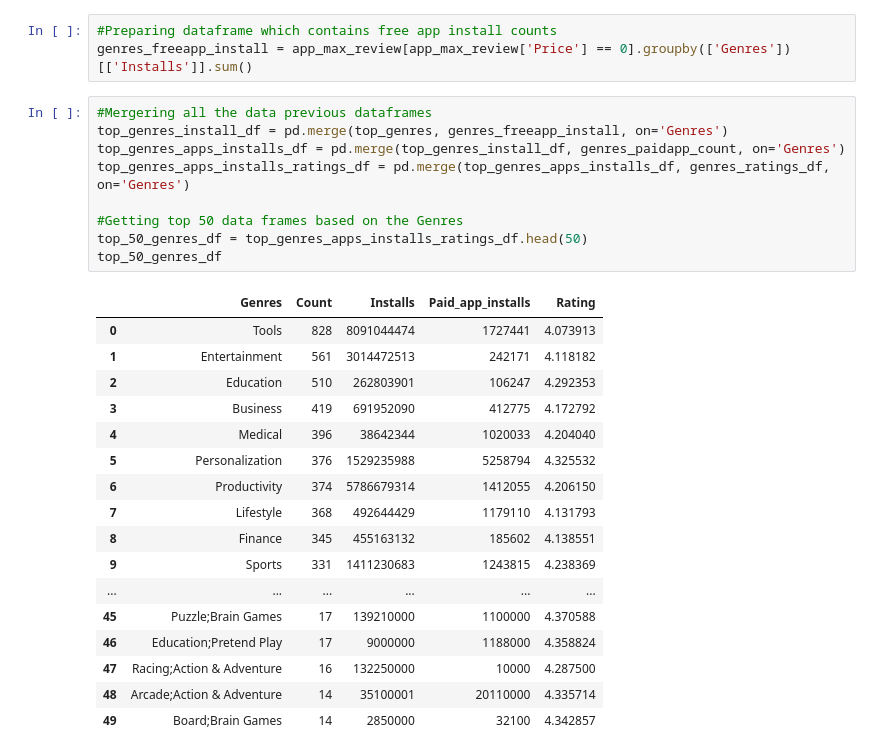
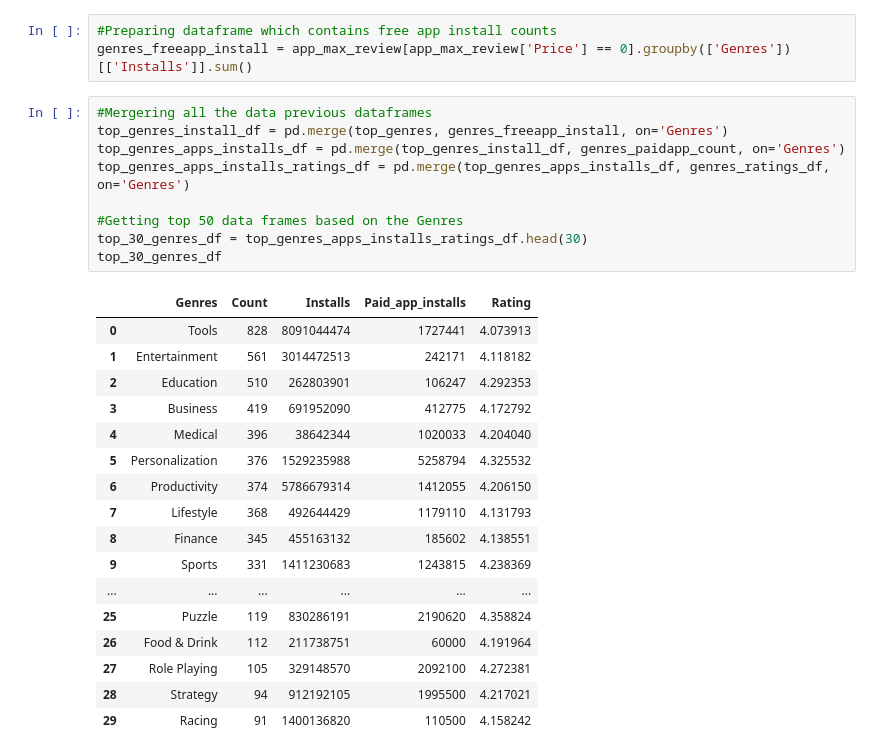
Before and after one commit to divyakedia/playstore-data-analysis, a Jupyter notebook: (Divya_Self)Play_Store_App_Review_Analysis_Capstone_Project.ipynb, the cells around one changed output. Cells and saved outputs as stored; diff of their text form.

```diff
--- a/(Divya_Self)Play_Store_App_Review_Analysis_Capstone_Project.ipynb
+++ b/(Divya_Self)Play_Store_App_Review_Analysis_Capstone_Project.ipynb
@@ -471,27 +471,27 @@ genres_freeapp_install = app_max_review[app_max_review['Price'] == 0].groupby(['
 # %%
 #Mergering all the data previous dataframes
 top_genres_install_df = pd.merge(top_genres, genres_freeapp_install, on='Genres')
 top_genres_apps_installs_df = pd.merge(top_genres_install_df, genres_paidapp_count, on='Genres')
 top_genres_apps_installs_ratings_df = pd.merge(top_genres_apps_installs_df, genres_ratings_df, on='Genres')
 
 #Getting top 50 data frames based on the Genres
-top_50_genres_df = top_genres_apps_installs_ratings_df.head(50)
-top_50_genres_df
+top_30_genres_df = top_genres_apps_installs_ratings_df.head(30)
+top_30_genres_df
 # %% [output]
 |  | Genres | Count | Installs | Paid_app_installs | Rating |
 | 0 | Tools | 828 | 8091044474 | 1727441 | 4.073913 |
 | 1 | Entertainment | 561 | 3014472513 | 242171 | 4.118182 |
 | 2 | Education | 510 | 262803901 | 106247 | 4.292353 |
 | 3 | Business | 419 | 691952090 | 412775 | 4.172792 |
 | 4 | Medical | 396 | 38642344 | 1020033 | 4.204040 |
 | 5 | Personalization | 376 | 1529235988 | 5258794 | 4.325532 |
 | 6 | Productivity | 374 | 5786679314 | 1412055 | 4.206150 |
 | 7 | Lifestyle | 368 | 492644429 | 1179110 | 4.131793 |
 | 8 | Finance | 345 | 455163132 | 185602 | 4.138551 |
 | 9 | Sports | 331 | 1411230683 | 1243815 | 4.238369 |
 | ... | ... | ... | ... | ... | ... |
-| 45 | Puzzle;Brain Games | 17 | 139210000 | 1100000 | 4.370588 |
-| 46 | Education;Pretend Play | 17 | 9000000 | 1188000 | 4.358824 |
-| 47 | Racing;Action & Adventure | 16 | 132250000 | 10000 | 4.287500 |
-| 48 | Arcade;Action & Adventure | 14 | 35100001 | 20110000 | 4.335714 |
-| 49 | Board;Brain Games | 14 | 2850000 | 32100 | 4.342857 |
+| 25 | Puzzle | 119 | 830286191 | 2190620 | 4.358824 |
+| 26 | Food & Drink | 112 | 211738751 | 60000 | 4.191964 |
+| 27 | Role Playing | 105 | 329148570 | 2092100 | 4.272381 |
+| 28 | Strategy | 94 | 912192105 | 1995500 | 4.217021 |
+| 29 | Racing | 91 | 1400136820 | 110500 | 4.158242 |
```
Also changed, not shown: parts of 3 cells of this notebook.
